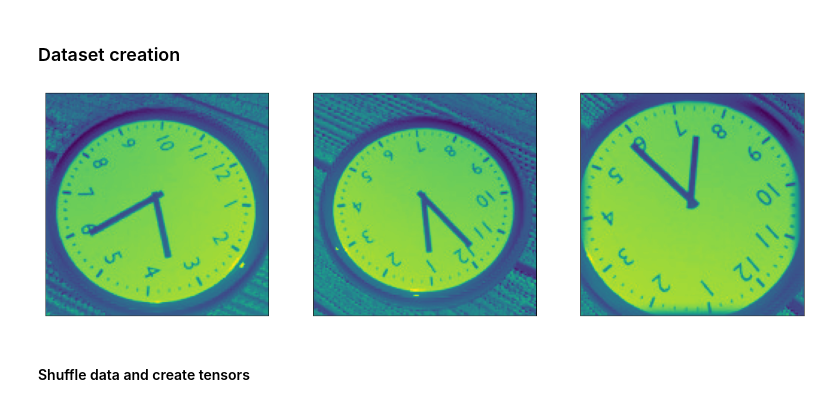
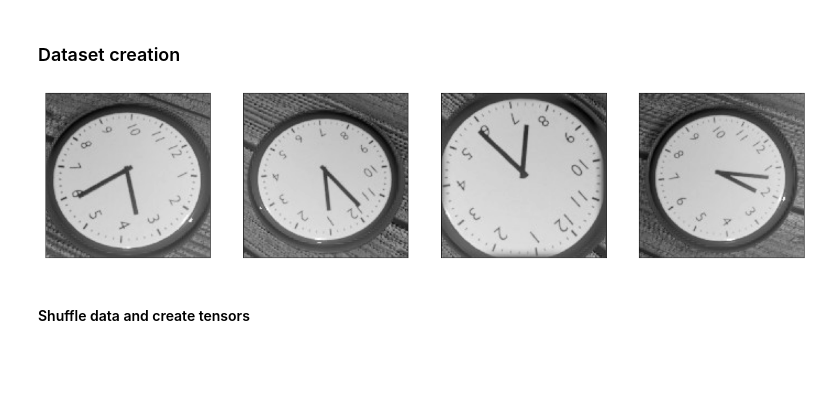
Before and after one commit to OhGreat/tell_the_time_with_pytorch, a Jupyter notebook: notebooks/common_sense_error.ipynb, the cells around one changed output. Cells and saved outputs as stored; diff of their text form; code cells hidden in the pictures; blank space fills up the shorter version.

```diff
--- a/notebooks/common_sense_error.ipynb
+++ b/notebooks/common_sense_error.ipynb
@@ -17,29 +17,33 @@ cuda
 # %%
 # Load data parts and stack them together
 data = np.load("../data/data_1.npy")
 labels = np.load("../data/labels_1.npy")
 data = np.vstack((data,np.load("../data/data_2.npy")))
 labels = np.vstack((labels,np.load("../data/labels_2.npy")))
 data = np.vstack((data,np.load("../data/data_3.npy")))
 labels = np.vstack((labels,np.load("../data/labels_3.npy")))
 data = np.vstack((data,np.load("../data/data_4.npy")))
 labels = np.vstack((labels,np.load("../data/labels_4.npy")))
 data = np.vstack((data,np.load("../data/data_5.npy")))
 labels = np.vstack((labels,np.load("../data/labels_5.npy")))
 
-# Show image examples
+# Choose image examples
 img = Image.fromarray(data[5229])
 img_1 = Image.fromarray(data[1490])
 img_2 = Image.fromarray(data[11234])
-fig, axis = plt.subplots(1,3, figsize=(20,12))
-axis[0].imshow(img)
-axis[1].imshow(img_1)
-axis[2].imshow(img_2)
+img_3 = Image.fromarray(data[3196])
+
+# Plot images
+fig, axis = plt.subplots(1,4, figsize=(20,12))
+axis[0].imshow(img, cmap="gray")
+axis[1].imshow(img_1, cmap="gray")
+axis[2].imshow(img_2, cmap="gray")
+axis[3].imshow(img_3, cmap="gray")
 for ax in axis:
     ax.set_xticks([])
     ax.set_yticks([])
 # %% [output]
-[figure, old version]
+[figure, new version]
 # %% [markdown]
 <h4>Shuffle data and create tensors</h4>
 # %%
```
Also changed, not shown: 1 other file.
